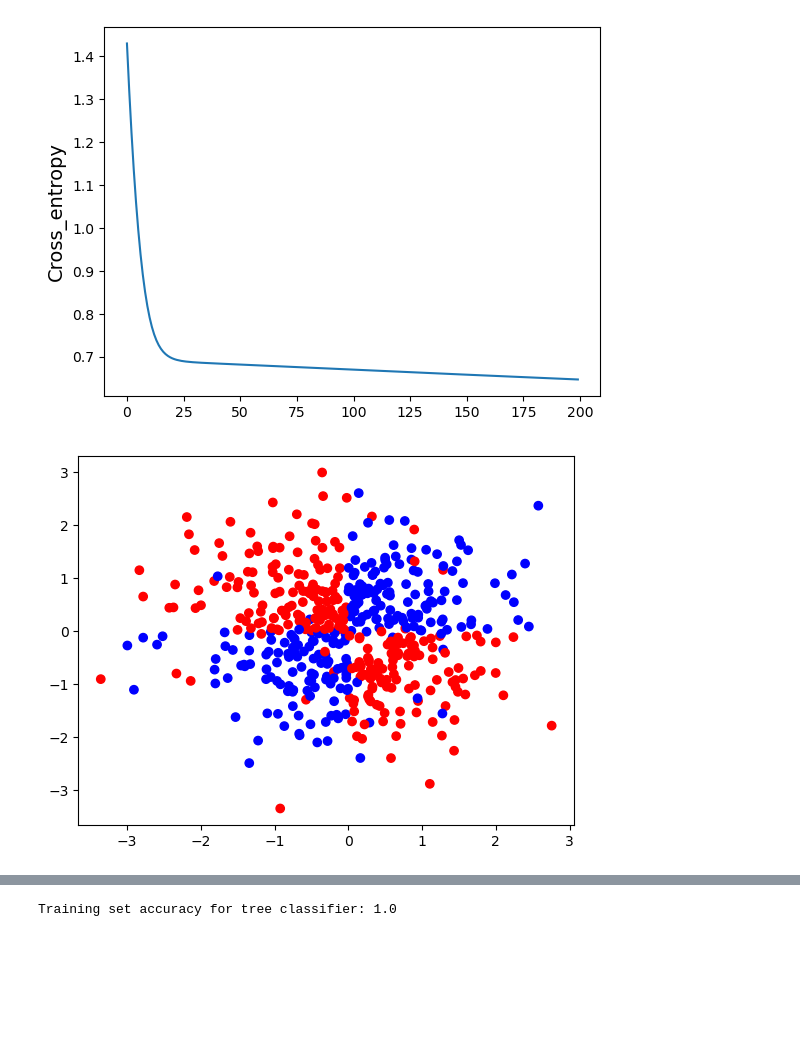
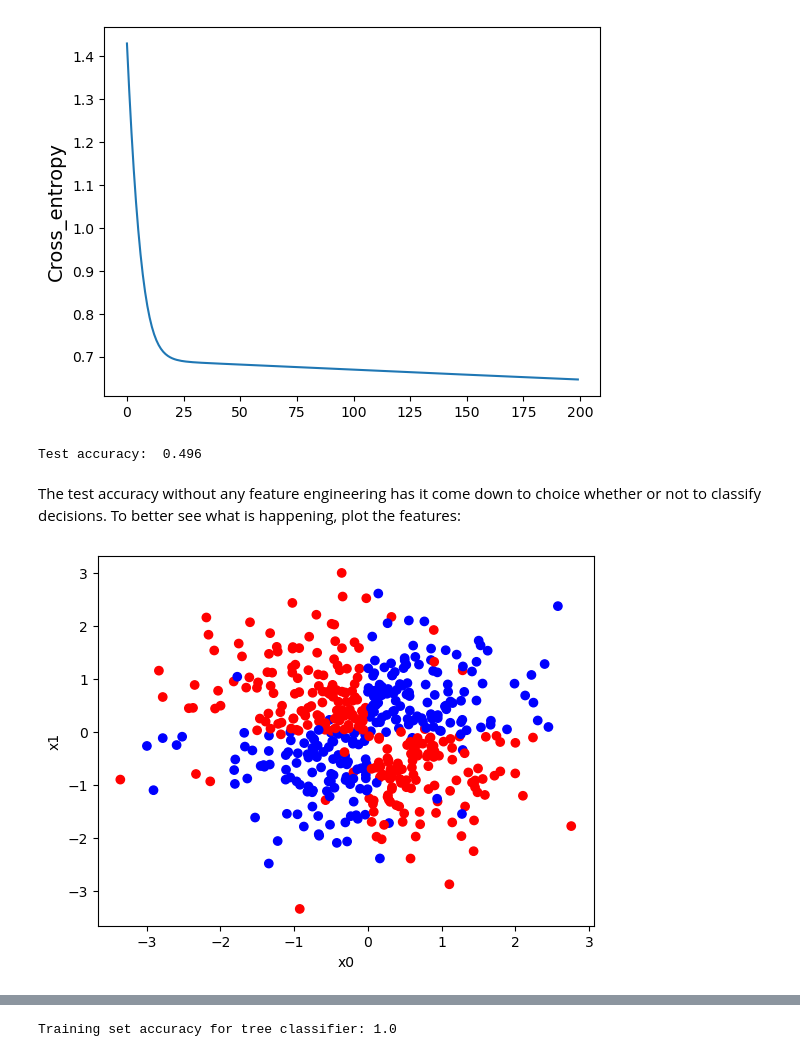
Before and after one commit to MKMC1/TDT4172, a Jupyter notebook: Assignment1/Chapter_1.ipynb, the cells around one changed output, grey strips where cells are left out. Saved outputs shown, nothing was run; the diff lists cells and outputs as text; code cells hidden in the pictures; blank space fills up the shorter version.

```diff
--- a/Assignment1/Chapter_1.ipynb
+++ b/Assignment1/Chapter_1.ipynb
@@ -193,9 +194,16 @@ plt.show()
 [figure]
 # %%
 y_test = lr.predict(test[['x0', 'x1']])
-acc = lr.accuracy(test['y'], y_test)
+acc = accuracy(test['y'], y_test)
+print('Test accuracy: ', acc)
+# %% [output]
+Test accuracy:  0.496
+# %% [markdown]
+The test accuracy without any feature engineering has it come down to choice whether or not to classify decisions. To better see what is happening, plot the features:
 # %%
 plt.scatter(train['x0'], train['x1'], c = train['y'], cmap = 'bwr')
+plt.xlabel("x0")
+plt.ylabel("x1")
 plt.show()
 # %% [output]
-[figure, old version]
+[figure, new version]
```
Also changed, not shown: parts of 23 cells of this notebook, 2 other files.
